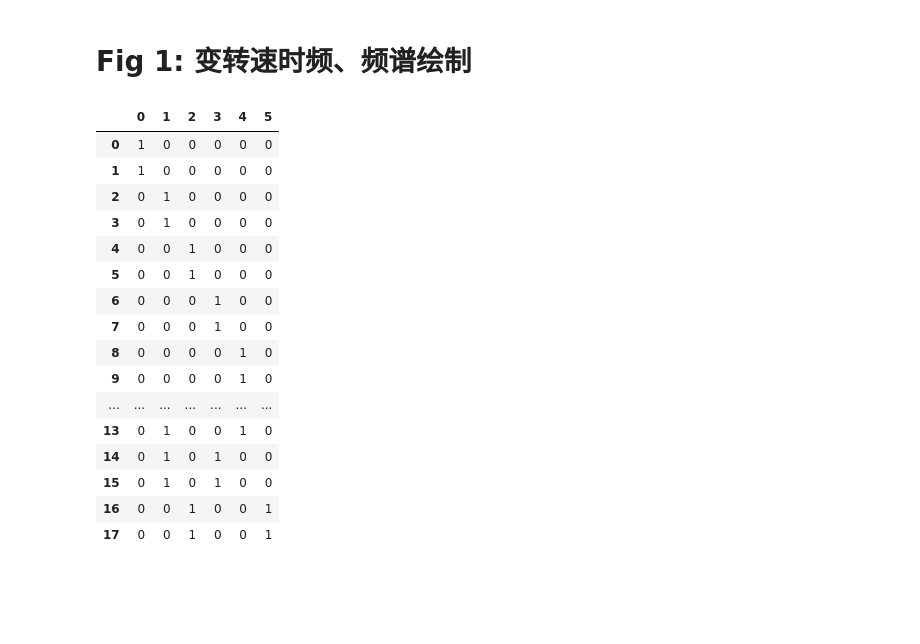
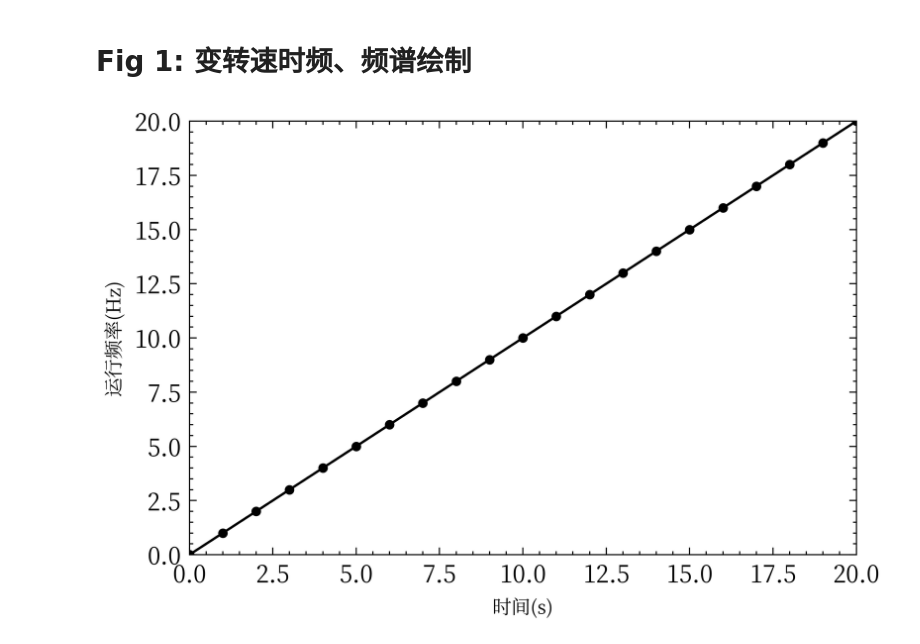
Before and after one commit to bakulaibuji/AdaClust_CompoundFaults, a Jupyter notebook: plot/plot.ipynb, the cells around one changed output. Saved outputs shown, nothing was run; the diff lists cells and outputs as text; code cells hidden in the pictures; blank space fills up the shorter version.

```diff
--- a/plot/plot.ipynb
+++ b/plot/plot.ipynb
@@ -18,6 +24,7 @@ params = {
     'figure.figsize': [4.5, 4.5]
 }
 rcParams.update(params)
+plt.style.use(['science', 'no-latex', 'cjk-sc-font'])
 # %% [markdown]
 # Fig 1: 变转速时频、频谱绘制
 # %%
@@ -25,24 +32,28 @@ data_path = Path("D:\datasets\复合故障数据集\数据\Case 1")
 file_path = data_path / "B4L.h5"
 read_file = h5py.File(file_path, 'r')
 signals = pd.DataFrame(np.array(read_file['x']))
-# read_file.close()
-labels = pd.DataFrame(np.array(read_file['label']))
-labels
+read_file.close()
+pre_second = 2
+sig = signals.iloc[0][2560 * pre_second:2560 * pre_second + 51200 * 2]
+sampling_frequency = 5120
+nperseg = 255
+noverlap = 170
-# %% [output]
-|  | 0 | 1 | 2 | 3 | 4 | 5 |
-| 0 | 1 | 0 | 0 | 0 | 0 | 0 |
-| 1 | 1 | 0 | 0 | 0 | 0 | 0 |
-| 2 | 0 | 1 | 0 | 0 | 0 | 0 |
-| 3 | 0 | 1 | 0 | 0 | 0 | 0 |
-| 4 | 0 | 0 | 1 | 0 | 0 | 0 |
-| 5 | 0 | 0 | 1 | 0 | 0 | 0 |
-| 6 | 0 | 0 | 0 | 1 | 0 | 0 |
-| 7 | 0 | 0 | 0 | 1 | 0 | 0 |
-| 8 | 0 | 0 | 0 | 0 | 1 | 0 |
-| 9 | 0 | 0 | 0 | 0 | 1 | 0 |
-| ... | ... | ... | ... | ... | ... | ... |
-| 13 | 0 | 1 | 0 | 0 | 1 | 0 |
-| 14 | 0 | 1 | 0 | 1 | 0 | 0 |
-| 15 | 0 | 1 | 0 | 1 | 0 | 0 |
-| 16 | 0 | 0 | 1 | 0 | 0 | 1 |
-| 17 | 0 | 0 | 1 | 0 | 0 | 1 |
+# %%
+speedFilePath = Path("D:\datasets\复合故障数据集\工况设置\CLTC.mat")
+data = scio.loadmat(speedFilePath)
+data = data['CLTC_P']
+
+x = np.arange(0, 21)
+y = np.arange(0, 21)
+
+fig, ax = plt.subplots(1, 1, figsize=(6 / 1.2, 4 / 1.2), dpi=600)
+ax.plot(x, y, '.-', linewidth=1, color='black')
+# 设置x、y轴标签
+ax.set_ylabel("运行频率(Hz)")
+ax.set_xlabel("时间(s)")
+ax.set_xlim(0, 20)
+ax.set_ylim(0, 20)
+plt.savefig('figs/speed.png', dpi=300, bbox_inches='tight',
+            pad_inches=0, transparent=True)
+# %% [output]
+[figure, added]
```
Also changed, not shown: parts of 4 cells of this notebook, 6 other files.
